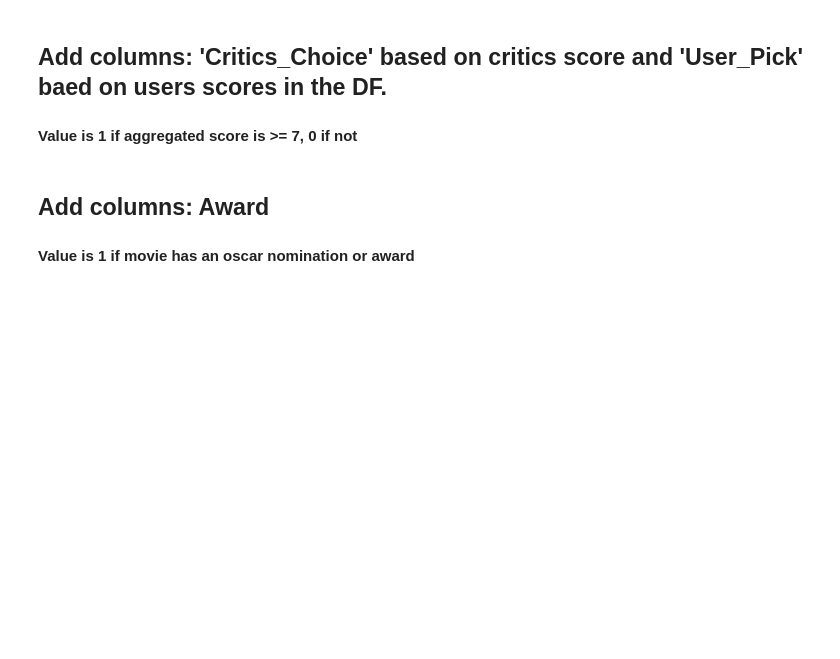
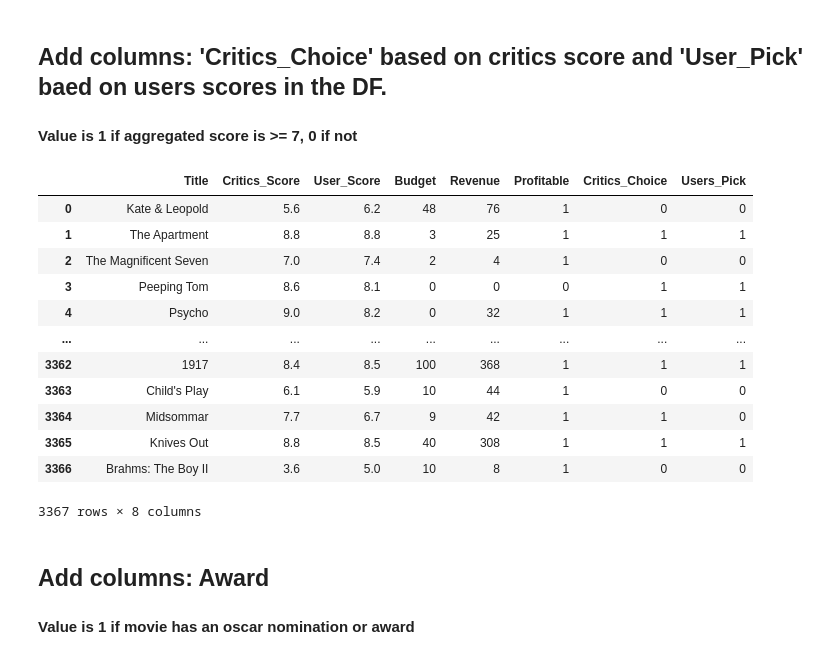
Before and after one commit to emichaelbernardo/Movie_Ratings_and_ROI, a Jupyter notebook: ETL.ipynb, the cells around one changed output. Drawn from its saved outputs; the diff is of its cells as text; code cells hidden in the pictures; blank space fills up the shorter version.

```diff
--- a/ETL.ipynb
+++ b/ETL.ipynb
@@ -1191,6 +1207,22 @@ s_conditions2 = [
     ]
 s_results2 = [1,0]
 bayes_df['Users_Pick'] = np.select(s_conditions2,s_results2,default=0)
+# %%
+bayes_df[['Title','Critics_Score','User_Score','Budget','Revenue','Profitable','Critics_Choice','Users_Pick']]
+# %% [output]
+|  | Title | Critics_Score | User_Score | Budget | Revenue | Profitable | Critics_Choice | Users_Pick |
+| 0 | Kate & Leopold | 5.6 | 6.2 | 48 | 76 | 1 | 0 | 0 |
+| 1 | The Apartment | 8.8 | 8.8 | 3 | 25 | 1 | 1 | 1 |
+| 2 | The Magnificent Seven | 7.0 | 7.4 | 2 | 4 | 1 | 0 | 0 |
+| 3 | Peeping Tom | 8.6 | 8.1 | 0 | 0 | 0 | 1 | 1 |
+| 4 | Psycho | 9.0 | 8.2 | 0 | 32 | 1 | 1 | 1 |
+| ... | ... | ... | ... | ... | ... | ... | ... | ... |
+| 3362 | 1917 | 8.4 | 8.5 | 100 | 368 | 1 | 1 | 1 |
+| 3363 | Child's Play | 6.1 | 5.9 | 10 | 44 | 1 | 0 | 0 |
+| 3364 | Midsommar | 7.7 | 6.7 | 9 | 42 | 1 | 1 | 0 |
+| 3365 | Knives Out | 8.8 | 8.5 | 40 | 308 | 1 | 1 | 1 |
+| 3366 | Brahms: The Boy II | 3.6 | 5.0 | 10 | 8 | 1 | 0 | 0 |
+3367 rows × 8 columns
 # %% [markdown]
 ## Add columns: Award
 #### Value is 1 if movie has an oscar nomination or award
```
Also changed, not shown: parts of 1 cell of this notebook, 28 other files.
